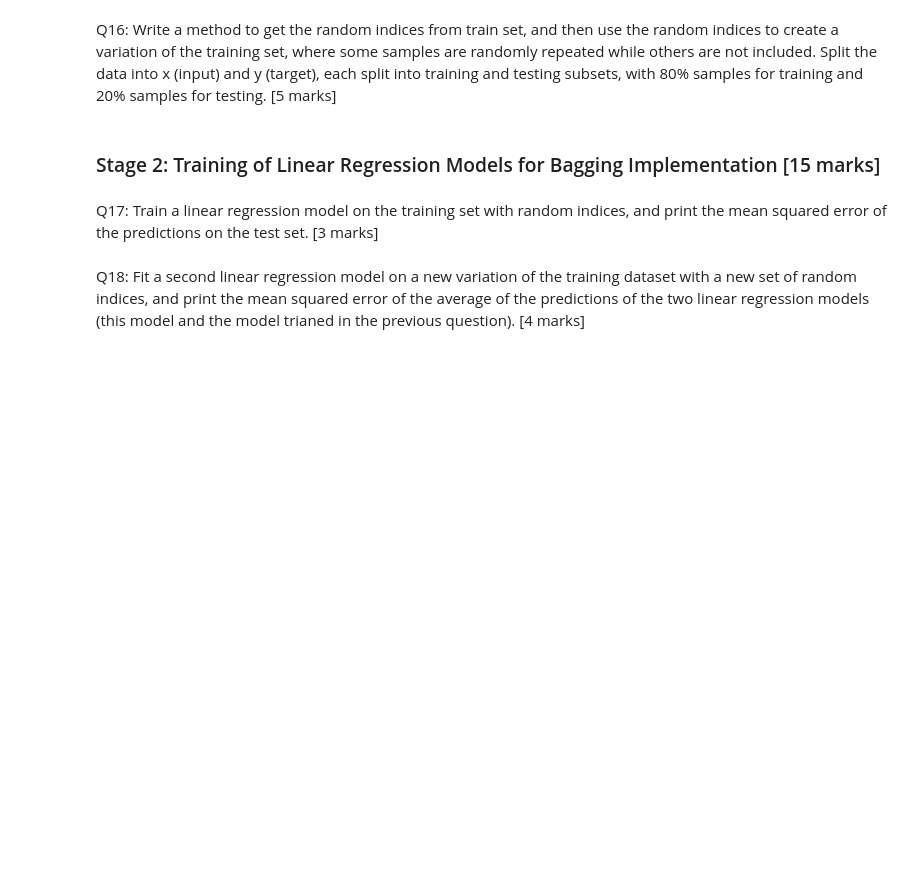
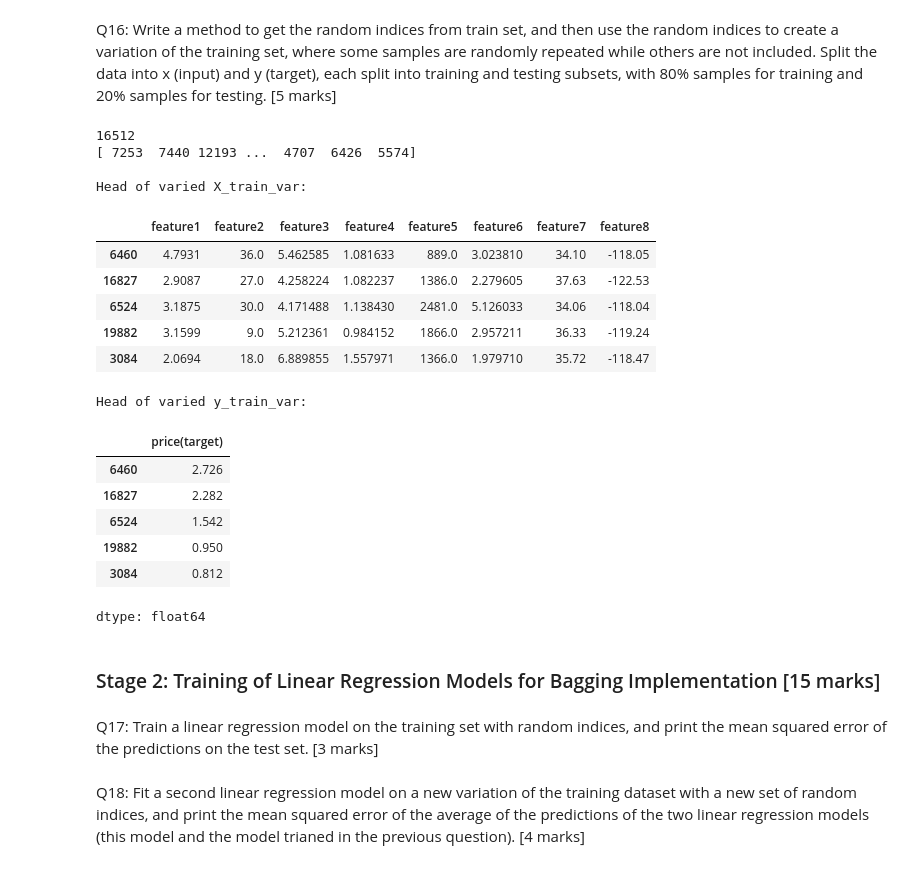
Before and after one commit to subhashiitb/IITKGP-ML, a Jupyter notebook: Assignment/Module1/Module -1 ML Assignment-Starter-Notebook.ipynb, the cells around one changed output. Saved outputs shown, nothing was run; the diff lists cells and outputs as text; code cells hidden in the pictures; blank space fills up the shorter version.

```diff
--- a/Assignment/Module1/Module -1 ML Assignment-Starter-Notebook.ipynb
+++ b/Assignment/Module1/Module -1 ML Assignment-Starter-Notebook.ipynb
@@ -540,3 +562,59 @@ Q16: Write a method to get the random indices from train set, and then use the r
+# %%
+### YOUR CODE STARTS HERE ###
+
+# Separate x and y
+x = reg_dataset.drop(columns=['price(target)'])
+y = reg_dataset['price(target)']
+
+x_train, x_test, y_train, y_test = train_test_split(x, y, test_size=0.2, random_state=42)
+
+
+def get_random_indices_and_variation(x_data, y_data):
+
+    # Get random indices with replacement (bootstrapping)
+    n_samples = x_data.shape[0]
+    print(n_samples)
+    random_indices = np.random.choice(n_samples, n_samples, replace=True)
+    print(random_indices)
+
+    # Use these random indices to create a variation of the training set
+    x_variation = x_data.iloc[random_indices]
+    y_variation = y_data.iloc[random_indices]
+
+    return x_variation, y_variation
+
+
+# Demonstrate the method
+x_train_var, y_train_var = get_random_indices_and_variation(x_train, y_train)
+
+# Display head of the varied training set to show it's different
+print("\nHead of varied X_train_var:")
+display(x_train_var.head())
+print("\nHead of varied y_train_var:")
+display(y_train_var.head())
+
+
+
+### YOUR CODE ENDS HERE ###
+# %% [output]
+16512
+[ 7253  7440 12193 ...  4707  6426  5574]
+
+Head of varied X_train_var:
+|  | feature1 | feature2 | feature3 | feature4 | feature5 | feature6 | feature7 | feature8 |
+| 6460 | 4.7931 | 36.0 | 5.462585 | 1.081633 | 889.0 | 3.023810 | 34.10 | -118.05 |
+| 16827 | 2.9087 | 27.0 | 4.258224 | 1.082237 | 1386.0 | 2.279605 | 37.63 | -122.53 |
+| 6524 | 3.1875 | 30.0 | 4.171488 | 1.138430 | 2481.0 | 5.126033 | 34.06 | -118.04 |
+| 19882 | 3.1599 | 9.0 | 5.212361 | 0.984152 | 1866.0 | 2.957211 | 36.33 | -119.24 |
+| 3084 | 2.0694 | 18.0 | 6.889855 | 1.557971 | 1366.0 | 1.979710 | 35.72 | -118.47 |
+Head of varied y_train_var:
+|  | price(target) |
+| 6460 | 2.726 |
+| 16827 | 2.282 |
+| 6524 | 1.542 |
+| 19882 | 0.950 |
+| 3084 | 0.812 |
+dtype: float64
 # %% [markdown]
 ### Stage 2: Training of Linear Regression Models for Bagging Implementation [15 marks]
 # %% [markdown]
```
Also changed, not shown: parts of 2 cells of this notebook.
